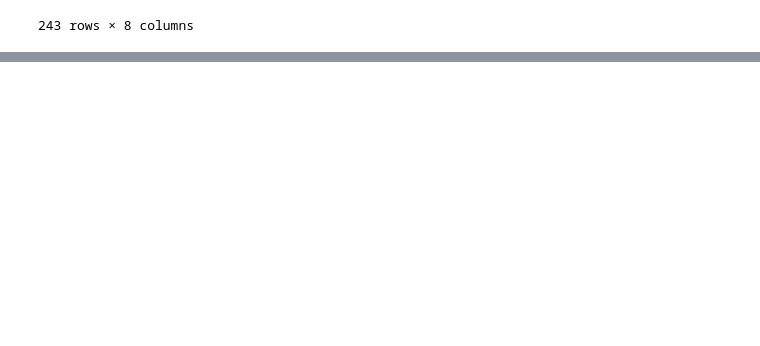
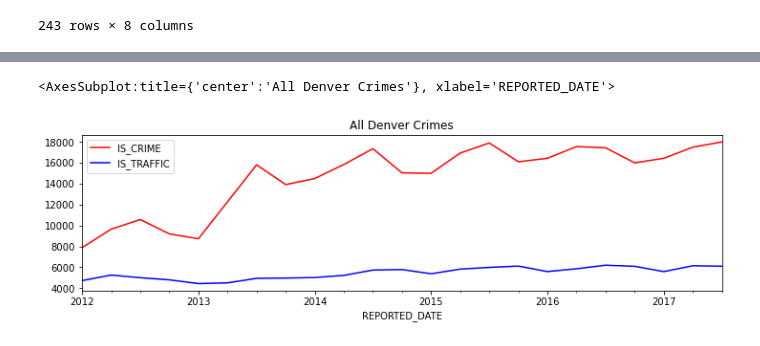
Before and after one commit to minstrel1149/pandas_practice-cookbook1, a Jupyter notebook: pd_cookbook_2_chapter12.ipynb, the cells around one changed output, grey strips where cells are left out. Saved outputs shown, nothing was run; the diff lists cells and outputs as text; code cells hidden in the pictures; blank space fills up the shorter version.

```diff
--- a/pd_cookbook_2_chapter12.ipynb
+++ b/pd_cookbook_2_chapter12.ipynb
@@ -155,0 +379,10 @@ crime.loc[crime['REPORTED_DATE'].between('2016-05-12', '2016-05-13', inclusive='
+# %%
+fig, ax = plt.subplots(figsize=(12, 3))
+(crime_sort
+ .groupby(pd.Grouper(freq='QS'))[['IS_CRIME', 'IS_TRAFFIC']]
+ .sum()
+ .plot(title='All Denver Crimes', color=['red', 'blue'], ax=ax)
+)
+# %% [output]
+<AxesSubplot:title={'center':'All Denver Crimes'}, xlabel='REPORTED_DATE'>
+[figure, added]
```
Also changed, not shown: parts of 21 cells of this notebook, 1 other file.
